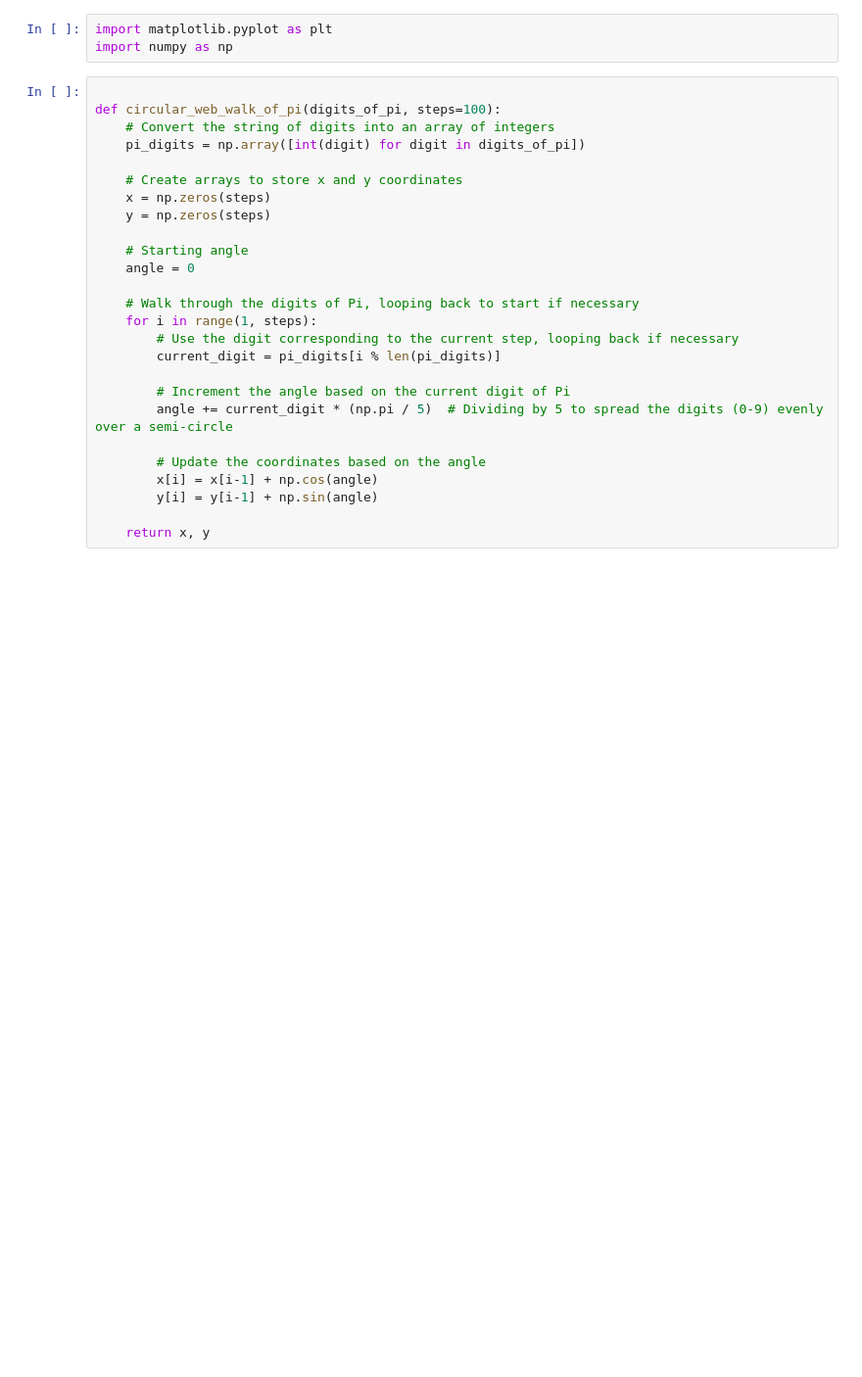
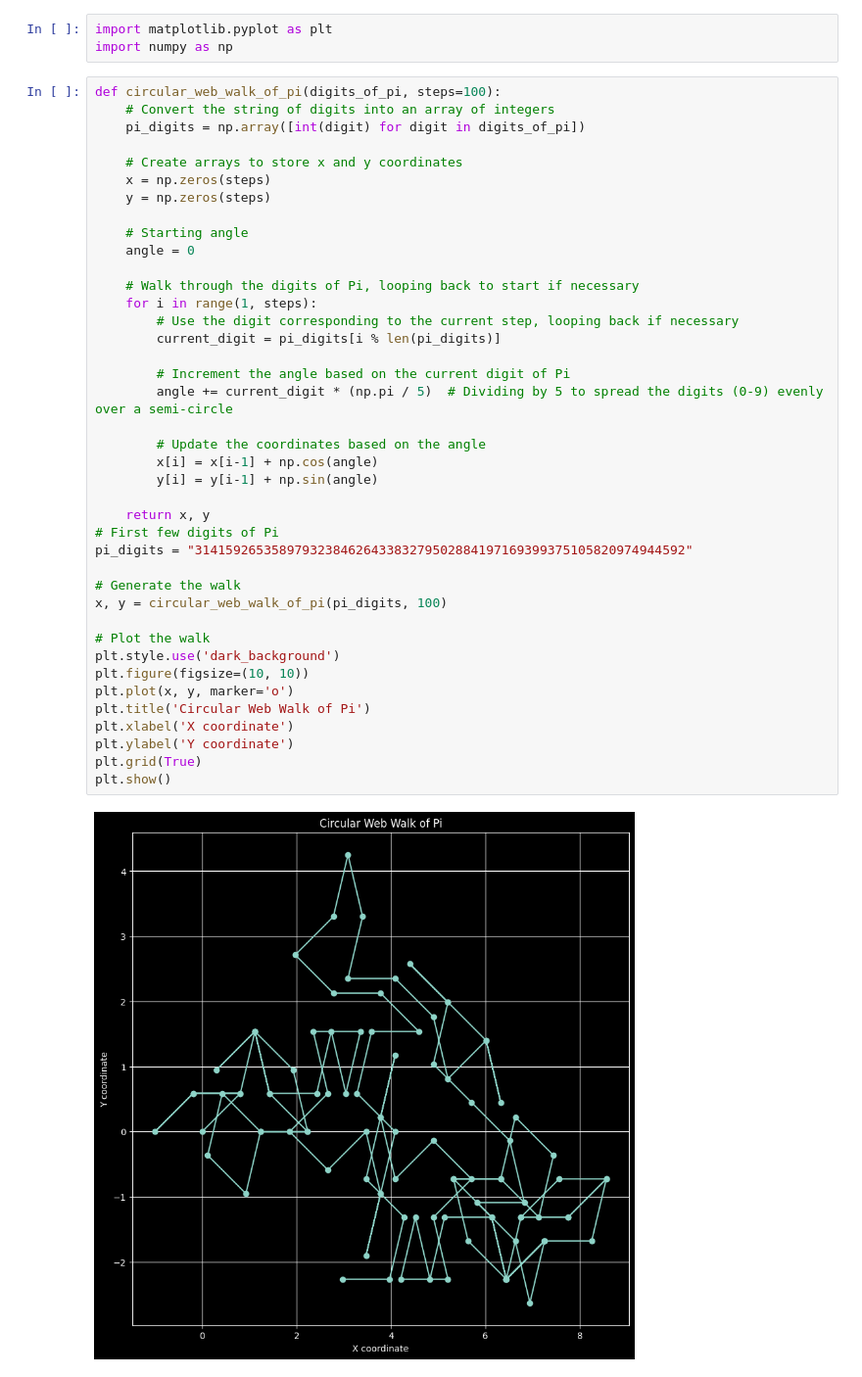
Before and after one commit to sarahgetter/go_play, a Jupyter notebook: notebooks/circular_web_walk_of_pi.ipynb, the cells around one changed output. Shown: that part at 98% size. Drawn from its saved outputs; the diff is of its cells as text; blank space fills up the shorter version.

Commit message:
add circular web walk of pi notebook with dark plot

```diff
--- a/notebooks/circular_web_walk_of_pi.ipynb
+++ b/notebooks/circular_web_walk_of_pi.ipynb
@@ -4,28 +2,44 @@
 import matplotlib.pyplot as plt
 import numpy as np
 # %%
-
 def circular_web_walk_of_pi(digits_of_pi, steps=100):
     # Convert the string of digits into an array of integers
     pi_digits = np.array([int(digit) for digit in digits_of_pi])
 
     # Create arrays to store x and y coordinates
     x = np.zeros(steps)
     y = np.zeros(steps)
 
     # Starting angle
     angle = 0
 
     # Walk through the digits of Pi, looping back to start if necessary
     for i in range(1, steps):
         # Use the digit corresponding to the current step, looping back if necessary
         current_digit = pi_digits[i % len(pi_digits)]
 
         # Increment the angle based on the current digit of Pi
         angle += current_digit * (np.pi / 5)  # Dividing by 5 to spread the digits (0-9) evenly over a semi-circle
 
         # Update the coordinates based on the angle
         x[i] = x[i-1] + np.cos(angle)
         y[i] = y[i-1] + np.sin(angle)
 
     return x, y
+# First few digits of Pi
+pi_digits = "3141592653589793238462643383279502884197169399375105820974944592"
+
+# Generate the walk
+x, y = circular_web_walk_of_pi(pi_digits, 100)
+
+# Plot the walk
+plt.style.use('dark_background')
+plt.figure(figsize=(10, 10))
+plt.plot(x, y, marker='o')
+plt.title('Circular Web Walk of Pi')
+plt.xlabel('X coordinate')
+plt.ylabel('Y coordinate')
+plt.grid(True)
+plt.show()
+# %% [output]
+[figure, added]
```
Also changed, not shown: parts of 2 cells of this notebook.
